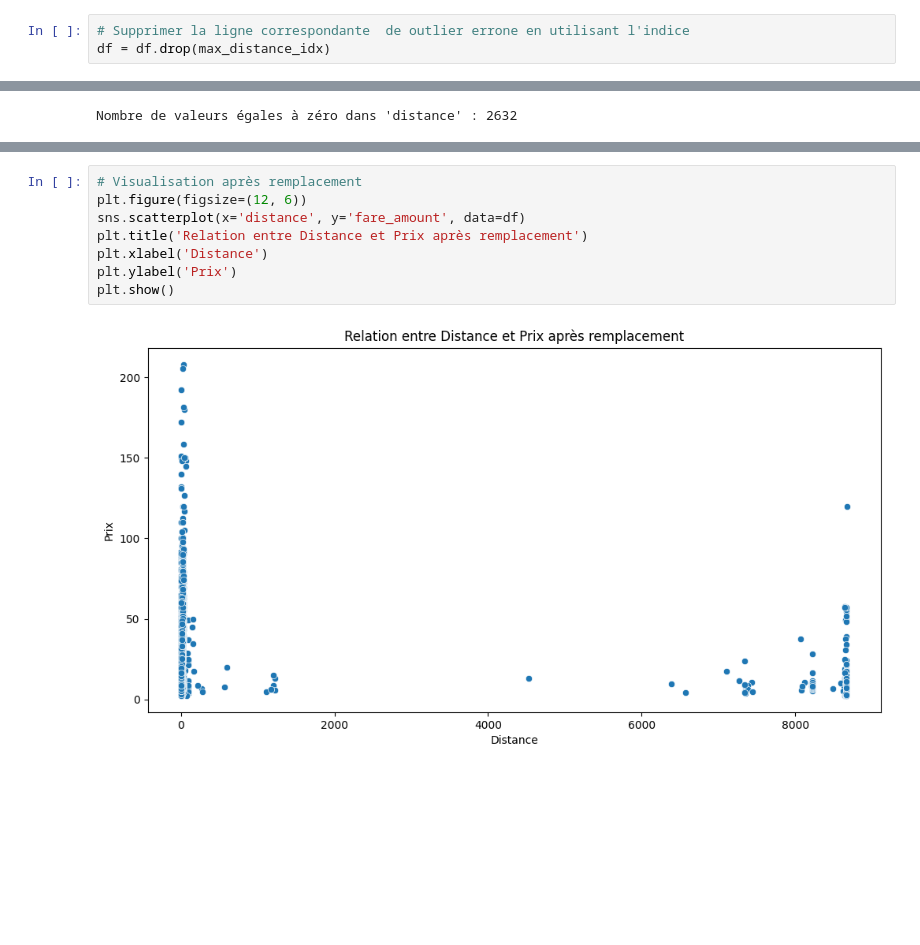
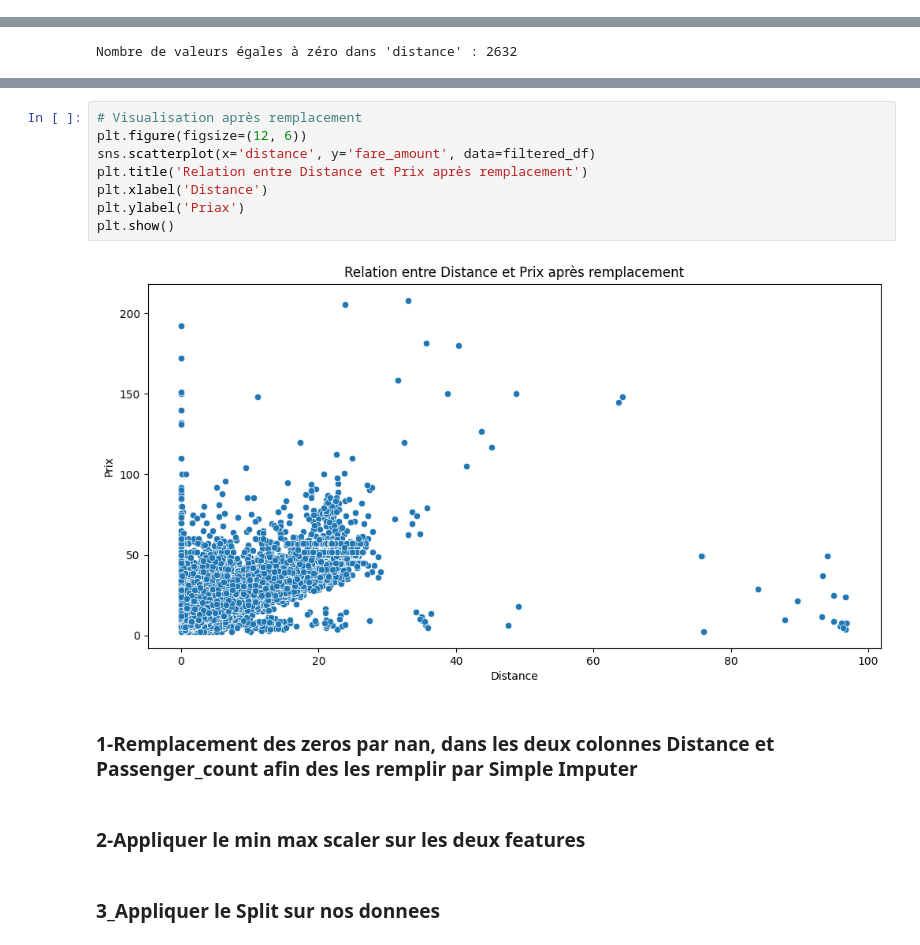
Before and after one commit to yjalil/prelectureMLops, a Jupyter notebook: project/preproc_modelRNN.ipynb, the cells around one changed output, grey strips where cells are left out. Cells and saved outputs as stored; diff of their text form; blank space fills up the shorter version.

```diff
--- a/project/preproc_modelRNN.ipynb
+++ b/project/preproc_modelRNN.ipynb
@@ -159,9 +159,6 @@ dropoff_latitude                     40.732877
 passenger_count                              1
 distance                          13818.611629
 Name: 48159, dtype: object
-# %%
-# Supprimer la ligne correspondante  de outlier errone en utilisant l'indice
-df = df.drop(max_distance_idx)
 # %%
 df.shape
 # %% [output]
@@ -327,13 +318,19 @@ plt.show()
 # %%
 # Visualisation après remplacement
 plt.figure(figsize=(12, 6))
-sns.scatterplot(x='distance', y='fare_amount', data=df)
+sns.scatterplot(x='distance', y='fare_amount', data=filtered_df)
 plt.title('Relation entre Distance et Prix après remplacement')
 plt.xlabel('Distance')
-plt.ylabel('Prix')
+plt.ylabel('Priax')
 plt.show()
 # %% [output]
-[figure, old version]
+[figure, new version]
+# %% [markdown]
+### 1-Remplacement des zeros par nan, dans les deux colonnes Distance et Passenger_count afin des les remplir par Simple Imputer
+# %% [markdown]
+### 2-Appliquer le min max scaler sur les deux features
+# %% [markdown]
+###  3_Appliquer le Split sur nos donnees
 # %%
 import pandas as pd
 import numpy as np
```
Also changed, not shown: parts of 15 cells of this notebook.
